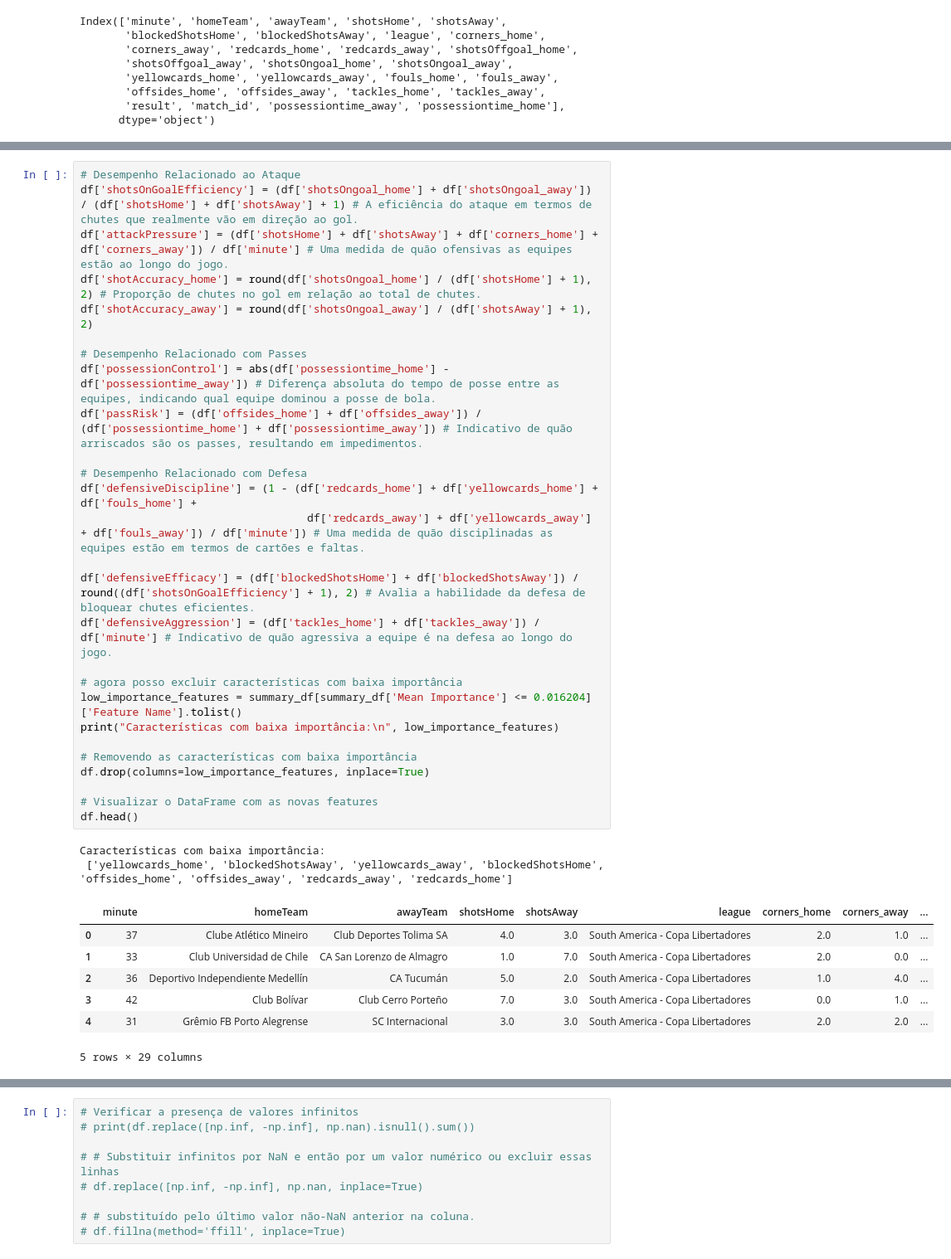
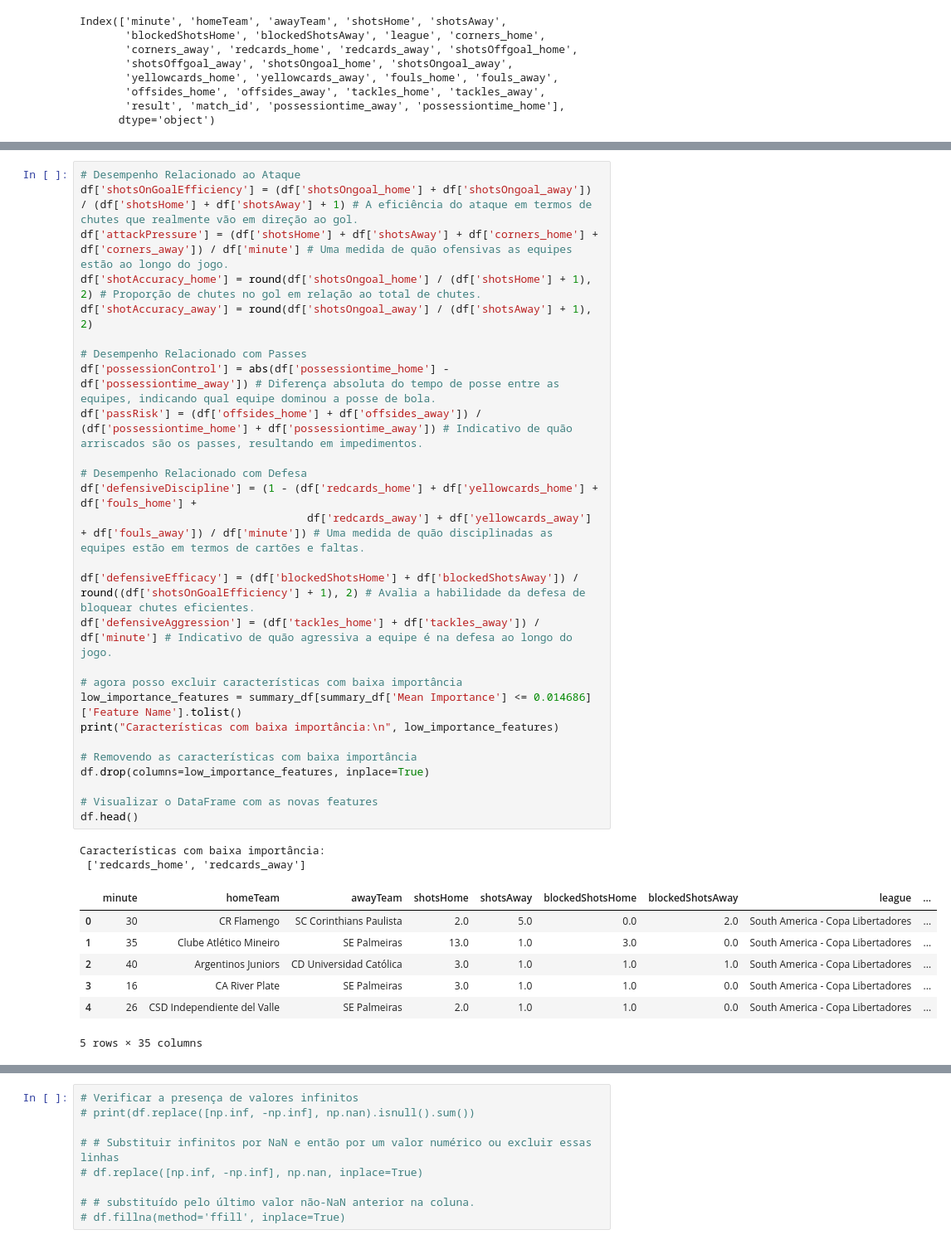
Before and after one commit to nathancarlos22/eo-fut-live, a Jupyter notebook: src/modelo_por_liga.ipynb, the cells around one changed output, grey strips where cells are left out. Shown at 83% size. Cells and saved outputs as stored; diff of their text form.

```diff
--- a/src/modelo_por_liga.ipynb
+++ b/src/modelo_por_liga.ipynb
@@ -296,40 +298,40 @@ Nos dados, as estatisticas,
 # %%
 # Desempenho Relacionado ao Ataque
 df['shotsOnGoalEfficiency'] = (df['shotsOngoal_home'] + df['shotsOngoal_away']) / (df['shotsHome'] + df['shotsAway'] + 1) # A eficiência do ataque em termos de chutes que realmente vão em direção ao gol.
 df['attackPressure'] = (df['shotsHome'] + df['shotsAway'] + df['corners_home'] + df['corners_away']) / df['minute'] # Uma medida de quão ofensivas as equipes estão ao longo do jogo.
 df['shotAccuracy_home'] = round(df['shotsOngoal_home'] / (df['shotsHome'] + 1), 2) # Proporção de chutes no gol em relação ao total de chutes.
 df['shotAccuracy_away'] = round(df['shotsOngoal_away'] / (df['shotsAway'] + 1), 2)
 
 # Desempenho Relacionado com Passes
 df['possessionControl'] = abs(df['possessiontime_home'] - df['possessiontime_away']) # Diferença absoluta do tempo de posse entre as equipes, indicando qual equipe dominou a posse de bola.
 df['passRisk'] = (df['offsides_home'] + df['offsides_away']) / (df['possessiontime_home'] + df['possessiontime_away']) # Indicativo de quão arriscados são os passes, resultando em impedimentos.
 
 # Desempenho Relacionado com Defesa
 df['defensiveDiscipline'] = (1 - (df['redcards_home'] + df['yellowcards_home'] + df['fouls_home'] +
                                    df['redcards_away'] + df['yellowcards_away'] + df['fouls_away']) / df['minute']) # Uma medida de quão disciplinadas as equipes estão em termos de cartões e faltas.
 
 df['defensiveEfficacy'] = (df['blockedShotsHome'] + df['blockedShotsAway']) / round((df['shotsOnGoalEfficiency'] + 1), 2) # Avalia a habilidade da defesa de bloquear chutes eficientes.
 df['defensiveAggression'] = (df['tackles_home'] + df['tackles_away']) / df['minute'] # Indicativo de quão agressiva a equipe é na defesa ao longo do jogo.
 
 # agora posso excluir características com baixa importância
-low_importance_features = summary_df[summary_df['Mean Importance'] <= 0.016204]['Feature Name'].tolist()
+low_importance_features = summary_df[summary_df['Mean Importance'] <= 0.014686]['Feature Name'].tolist()
 print("Características com baixa importância:\n", low_importance_features)
 
 # Removendo as características com baixa importância
 df.drop(columns=low_importance_features, inplace=True)
 
 # Visualizar o DataFrame com as novas features
 df.head()
 # %% [output]
 Características com baixa importância:
- ['yellowcards_home', 'blockedShotsAway', 'yellowcards_away', 'blockedShotsHome', 'offsides_home', 'offsides_away', 'redcards_away', 'redcards_home']
+ ['redcards_home', 'redcards_away']
-|  | minute | homeTeam | awayTeam | shotsHome | shotsAway | league | corners_home | corners_away | ... |
-| 0 | 37 | Clube Atlético Mineiro | Club Deportes Tolima SA | 4.0 | 3.0 | South America - Copa Libertadores | 2.0 | 1.0 | ... |
-| 1 | 33 | Club Universidad de Chile | CA San Lorenzo de Almagro | 1.0 | 7.0 | South America - Copa Libertadores | 2.0 | 0.0 | ... |
-| 2 | 36 | Deportivo Independiente Medellín | CA Tucumán | 5.0 | 2.0 | South America - Copa Libertadores | 1.0 | 4.0 | ... |
-| 3 | 42 | Club Bolívar | Club Cerro Porteño | 7.0 | 3.0 | South America - Copa Libertadores | 0.0 | 1.0 | ... |
-| 4 | 31 | Grêmio FB Porto Alegrense | SC Internacional | 3.0 | 3.0 | South America - Copa Libertadores | 2.0 | 2.0 | ... |
+|  | minute | homeTeam | awayTeam | shotsHome | shotsAway | blockedShotsHome | blockedShotsAway | league | ... |
+| 0 | 30 | CR Flamengo | SC Corinthians Paulista | 2.0 | 5.0 | 0.0 | 2.0 | South America - Copa Libertadores | ... |
+| 1 | 35 | Clube Atlético Mineiro | SE Palmeiras | 13.0 | 1.0 | 3.0 | 0.0 | South America - Copa Libertadores | ... |
+| 2 | 40 | Argentinos Juniors | CD Universidad Católica | 3.0 | 1.0 | 1.0 | 1.0 | South America - Copa Libertadores | ... |
+| 3 | 16 | CA River Plate | SE Palmeiras | 3.0 | 1.0 | 1.0 | 0.0 | South America - Copa Libertadores | ... |
+| 4 | 26 | CSD Independiente del Valle | SE Palmeiras | 2.0 | 1.0 | 1.0 | 0.0 | South America - Copa Libertadores | ... |
-5 rows × 29 columns
+5 rows × 35 columns
 # %% [markdown]
 ### Desempenho Relacionado ao Ataque
 - Eficiência de Ataque: shotsOnGoalEfficiency = (shotsOngoal_home + shotsOngoal_away) / (shotsHome + shotsAway) - Esta feature indicaria a eficiência do ataque em termos de chutes que realmente vão em direção ao gol.
```
Also changed, not shown: parts of 8 cells of this notebook, 42 other files.
